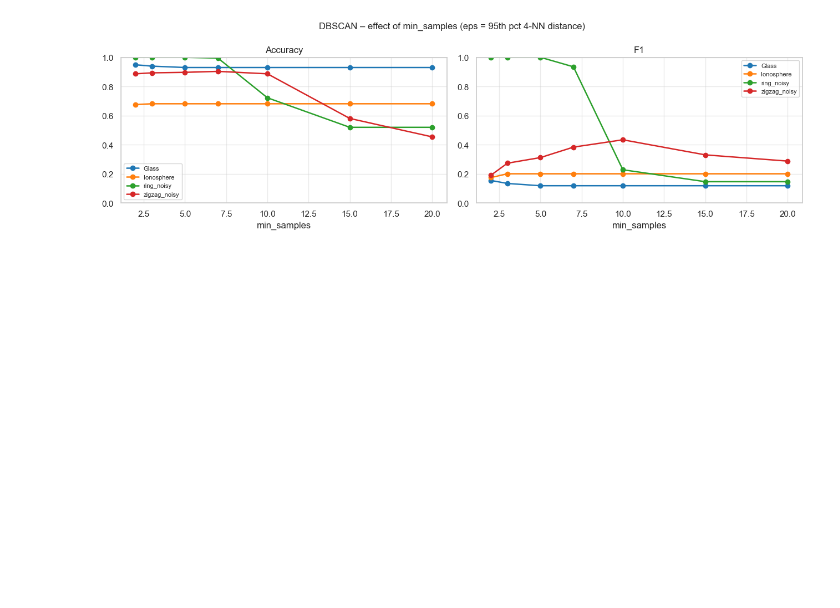
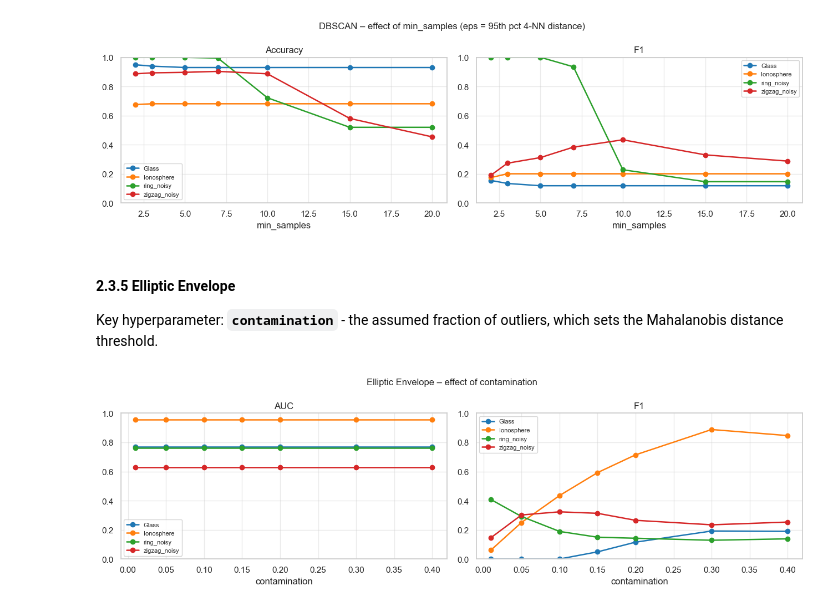
Before and after one commit to annaostrowska03/anomaly-detection-benchmark, a Jupyter notebook: notebooks/01_data_exploration.ipynb, the cells around one changed output. Drawn from its saved outputs; the diff is of its cells as text; code cells hidden in the pictures; blank space fills up the shorter version.

Commit message:
feat: add hyperparameter analysis for EE

```diff
--- a/notebooks/01_data_exploration.ipynb
+++ b/notebooks/01_data_exploration.ipynb
@@ -599,3 +599,26 @@ plt.show()
 # %% [output]
 [figure]
 [figure]
+# %% [markdown]
+#### 2.3.5 Elliptic Envelope
+
+Key hyperparameter: **`contamination`** - the assumed fraction of outliers, which sets the Mahalanobis distance threshold.
+# %%
+ee_cont_results = {}
+for ds_name, (X, y) in ALL_DATASETS.items():
+    Xs = StandardScaler().fit_transform(X)
+    ee_cont_results[ds_name] = {}
+    for c in contamination_values:
+        try:
+            clf   = EllipticEnvelope(contamination=c, random_state=RANDOM_STATE)
+            pred  = (clf.fit_predict(Xs) == -1).astype(int)
+            score = -clf.decision_function(Xs).ravel()
+            ee_cont_results[ds_name][c] = compute_metrics(y, pred, score)
+        except Exception:
+            ee_cont_results[ds_name][c] = {'AUC': float('nan'), 'F1': float('nan')}
+
+plot_hyperparam('contamination', contamination_values, ee_cont_results,
+                title='Elliptic Envelope – effect of contamination',
+                xlabel='contamination')
+# %% [output]
+[figure, added]
```
